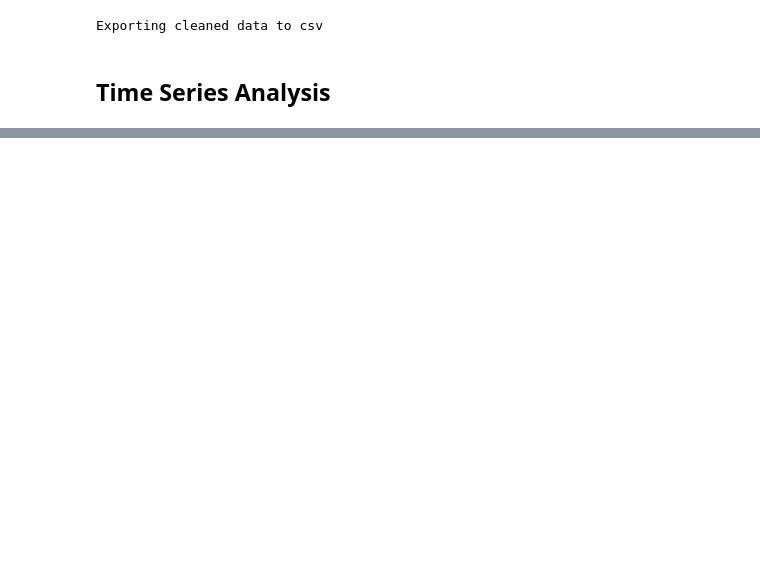
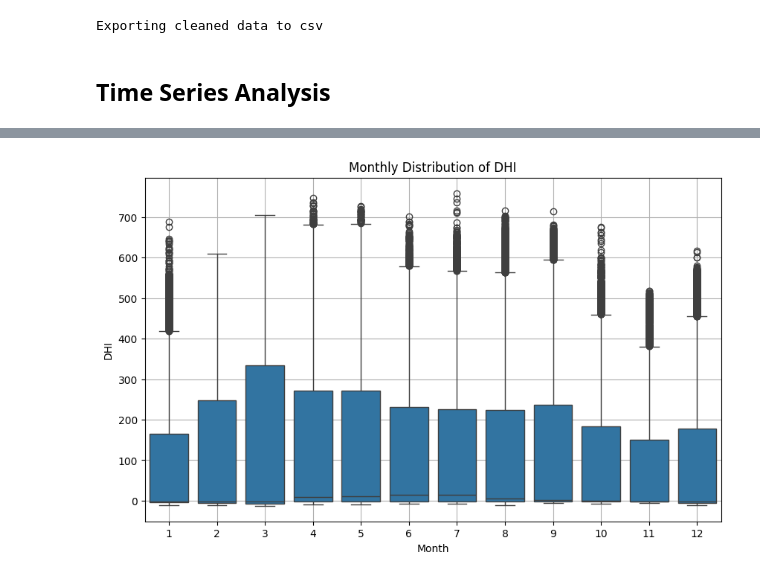
Before and after one commit to Reid-T-W/solar-challenge-week1, a Jupyter notebook: notebooks/benin_eda.ipynb, the cells around one changed output, grey strips where cells are left out. Cells and saved outputs as stored; diff of their text form; code cells hidden in the pictures; blank space fills up the shorter version.

```diff
--- a/notebooks/benin_eda.ipynb
+++ b/notebooks/benin_eda.ipynb
@@ -235,0 +303,13 @@ print("Time Series Analysis")
+# %%
+import seaborn as sns
+import matplotlib.pyplot as plt
+
+plt.figure(figsize=(10, 6))
+sns.boxplot(x='Month', y='DHI', data=df)
+plt.title('Monthly Distribution of DHI')
+plt.xlabel('Month')
+plt.ylabel('DHI')
+plt.grid(True)
+plt.show()
+# %% [output]
+[figure, added]
```
Also changed, not shown: parts of 12 cells of this notebook.
